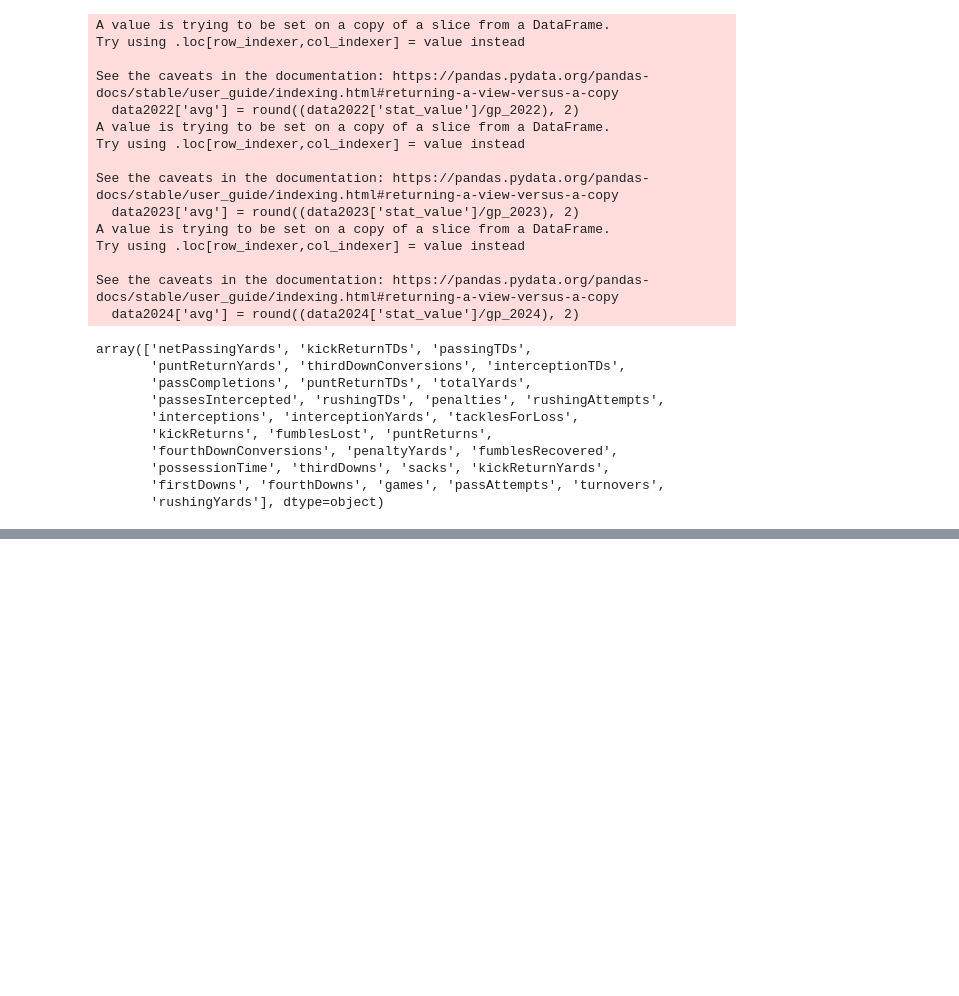
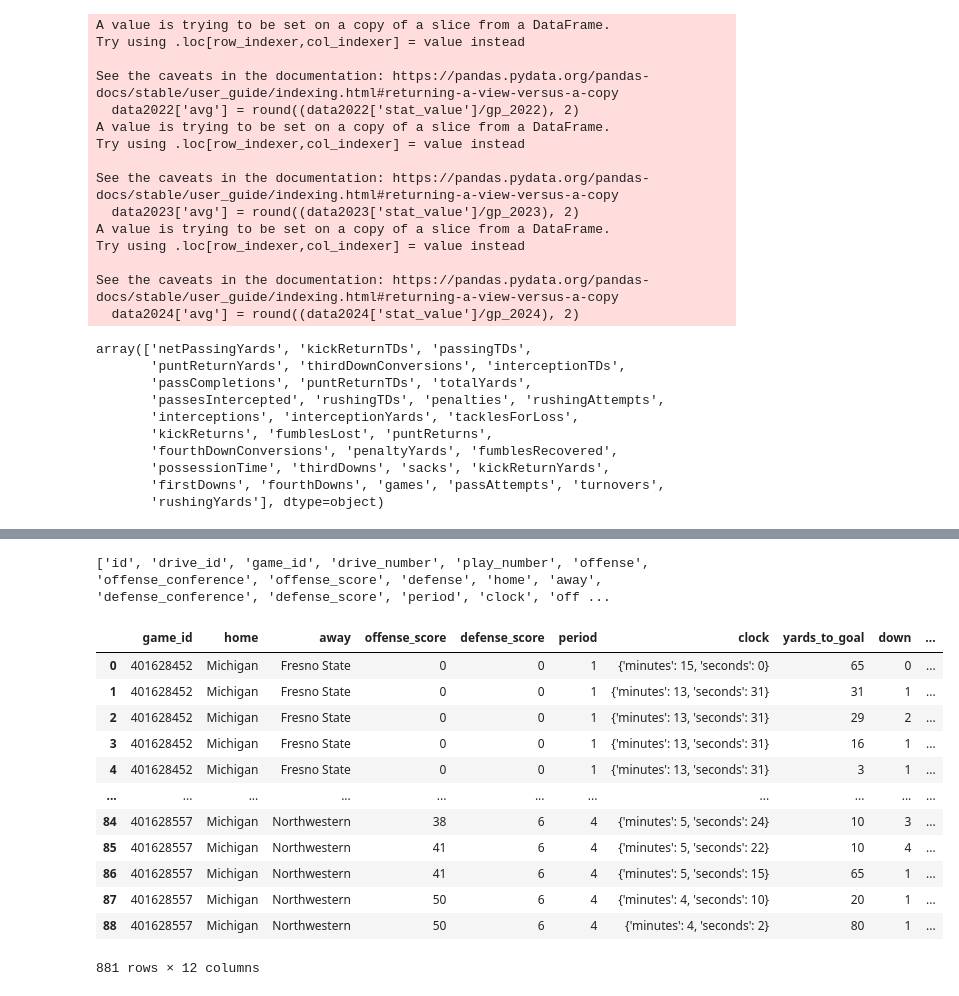
Before and after one commit to NickThomasCode/PythonProjects, a Jupyter notebook: michStats/stats.ipynb, the cells around one changed output, grey strips where cells are left out. Saved outputs shown, nothing was run; the diff lists cells and outputs as text; code cells hidden in the pictures; blank space fills up the shorter version.

```diff
--- a/michStats/stats.ipynb
+++ b/michStats/stats.ipynb
@@ -183,0 +205,15 @@ plt.savefig('average_stats_by_season.png', format='png')  # Saves as a PNG file
+# %%
+# Configure API key authorization: ApiKeyAuth
+configuration = cfbd.Configuration()
+configuration.api_key['Authorization'] = '+eiRK37qNRqjoDcgyigTAWo4QyGrMtYR1o/hifwQmzj8hO1OwzwDdbjRnJKfSr2t'
+configuration.api_key_prefix['Authorization'] = 'Bearer'
+
+for year in range (2024, 2025):
+    api_config = cfbd.ApiClient(configuration)
+    for week in range (1,16):
+        response = plays = cfbd.PlaysApi(api_config).get_plays(year=year, week=week, offense='Michigan')
+        data = (pd.DataFrame.from_records([p.to_dict() for p in plays]))
+        dataset = pd.concat([dataset, data])
+
+
+dataset
@@ -183,0 +234,23 @@ plt.savefig('average_stats_by_season.png', format='png')  # Saves as a PNG file
+# %%
+print(dataset.columns.tolist())
+# %% [output]
+['id', 'drive_id', 'game_id', 'drive_number', 'play_number', 'offense', 'offense_conference', 'offense_score', 'defense', 'home', 'away', 'defense_conference', 'defense_score', 'period', 'clock', 'off ...
+# %%
+#choose data for predicting the plays. Not all data we have is going to be relevant
+data = dataset[['game_id','home', 'away', 'offense_score', 'defense_score', 'period', 'clock', 'yards_to_goal', 'down', 'distance', 'yards_gained', 'play_type']]
+
+data
+# %% [output]
+|  | game_id | home | away | offense_score | defense_score | period | clock | yards_to_goal | down | ... |
+| 0 | 401628452 | Michigan | Fresno State | 0 | 0 | 1 | {'minutes': 15, 'seconds': 0} | 65 | 0 | ... |
+| 1 | 401628452 | Michigan | Fresno State | 0 | 0 | 1 | {'minutes': 13, 'seconds': 31} | 31 | 1 | ... |
+| 2 | 401628452 | Michigan | Fresno State | 0 | 0 | 1 | {'minutes': 13, 'seconds': 31} | 29 | 2 | ... |
+| 3 | 401628452 | Michigan | Fresno State | 0 | 0 | 1 | {'minutes': 13, 'seconds': 31} | 16 | 1 | ... |
+| 4 | 401628452 | Michigan | Fresno State | 0 | 0 | 1 | {'minutes': 13, 'seconds': 31} | 3 | 1 | ... |
+| ... | ... | ... | ... | ... | ... | ... | ... | ... | ... | ... |
+| 84 | 401628557 | Michigan | Northwestern | 38 | 6 | 4 | {'minutes': 5, 'seconds': 24} | 10 | 3 | ... |
+| 85 | 401628557 | Michigan | Northwestern | 41 | 6 | 4 | {'minutes': 5, 'seconds': 22} | 10 | 4 | ... |
+| 86 | 401628557 | Michigan | Northwestern | 41 | 6 | 4 | {'minutes': 5, 'seconds': 15} | 65 | 1 | ... |
+| 87 | 401628557 | Michigan | Northwestern | 50 | 6 | 4 | {'minutes': 4, 'seconds': 10} | 20 | 1 | ... |
+| 88 | 401628557 | Michigan | Northwestern | 50 | 6 | 4 | {'minutes': 4, 'seconds': 2} | 80 | 1 | ... |
+881 rows × 12 columns
```
Also changed, not shown: parts of 10 cells of this notebook, 2 other files.
